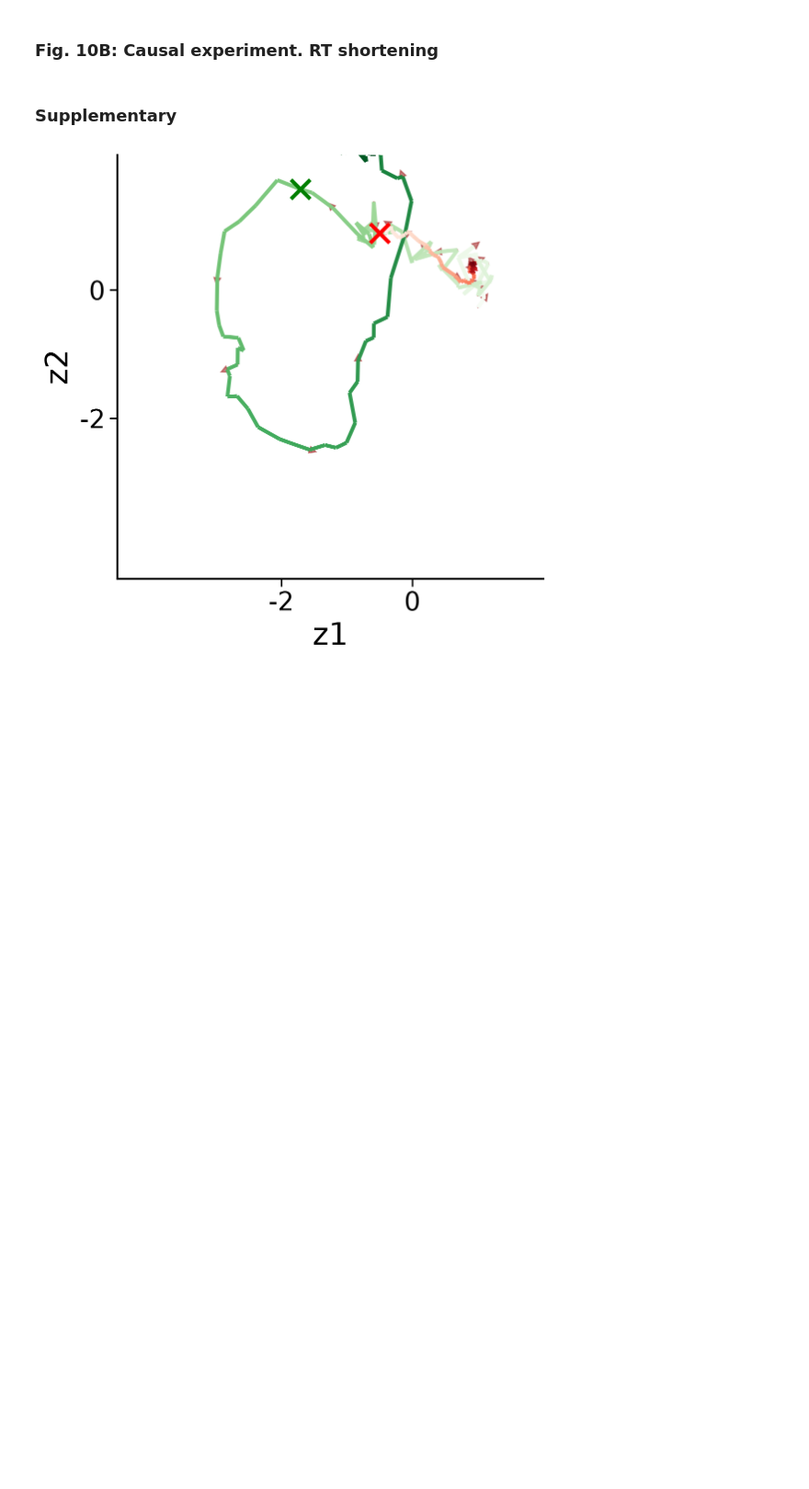
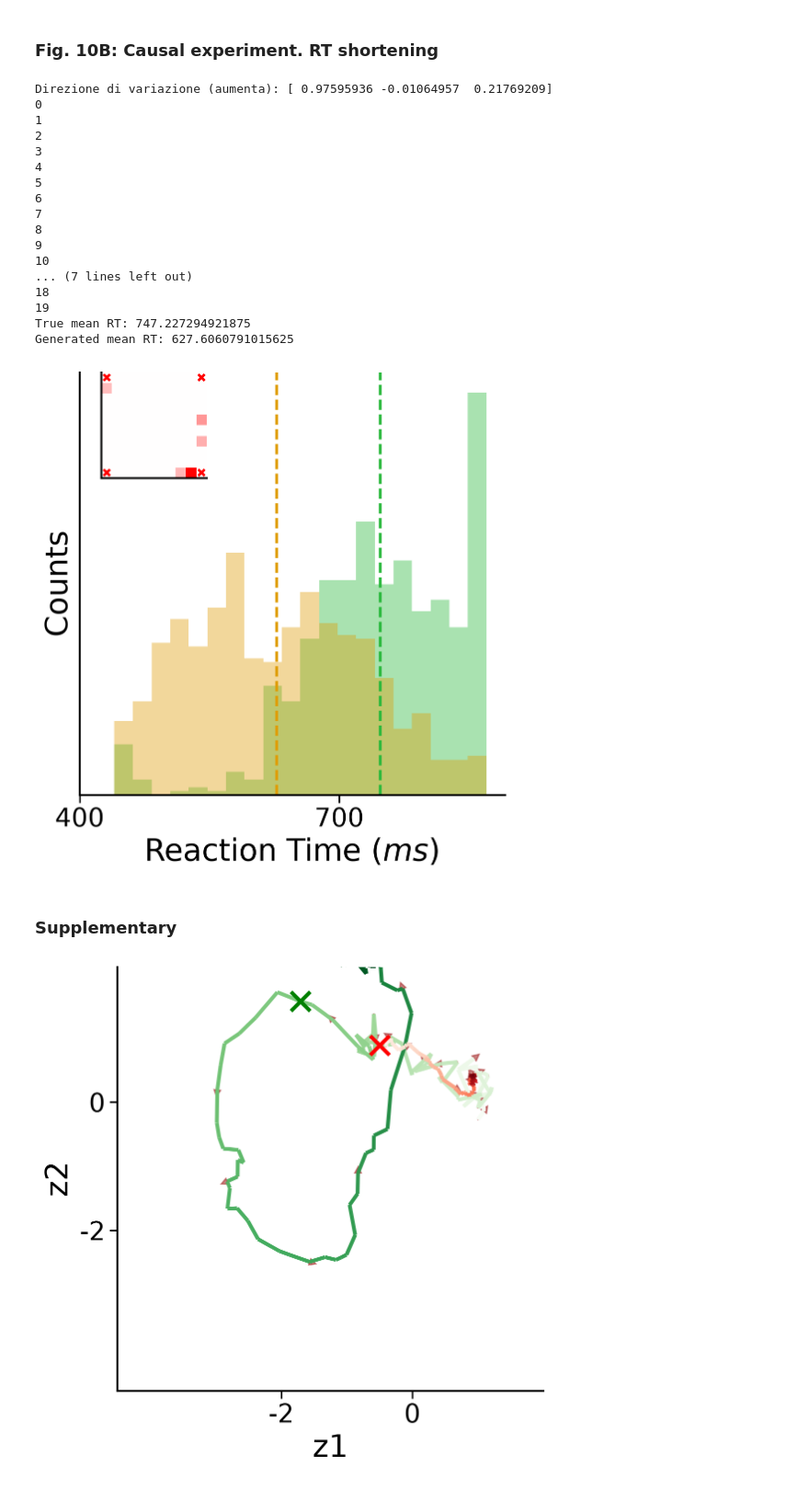
Before and after one commit to atubito98/deep-markov-model, a Jupyter notebook: dmm_test.ipynb, the cells around one changed output. Shown at 92% size. Cells and saved outputs as stored; diff of their text form; code cells hidden in the pictures; blank space fills up the shorter version.

```diff
--- a/dmm_test.ipynb
+++ b/dmm_test.ipynb
@@ -539,34 +555,53 @@ figures.plot_cycle_shift_long(comm_dict, diff_dict)
 # %%
 diff_dict = {
     "data": test_data,  # train_data, test_data
     "n_trials": 20,
     "stimulation_steps": 20,
-    "l": 0.00005,
+    "l": 0.08,
     "step": 76,
     "bins": 20,
     "f": 0.1,
     "alpha_L1": 1e-3,
     "l1_ratio": 0.1,   # rapporto L1/L2
     "mean": True,
     "multi_direction":True,
     "stimolate": True,
     "add_residual": True,
     "alpha": 0.4,
     "compute": True,
     "mean_trials":True,  # True mostra la z media di n trials, False mostra tutte le z degli n_trials
     "color_true": "#29B83B",
     "color_pred": "#df9d07",
     "x_ticks_hist": [400, 700],  # P: [400, 700]  C: [600, 800]
     "markersize": 5,
     "markeredgewidth": 2,
     "color_edge": 'r',
     "cmap_stim": "bwr",  # RdBu, bwr, seismic
     "thr": 0.1,  # 0.05
     "inset_dim": [0.05, 0.75, 0.25, 0.25],
 }
 
 
 figures.plot_cycle_shift_short(comm_dict, diff_dict)
+# %% [output]
+Direzione di variazione (aumenta): [ 0.97595936 -0.01064957  0.21769209]
+0
+1
+2
+3
+4
+5
+6
+7
+8
+9
+10
+... (7 lines left out)
+18
+19
+True mean RT: 747.227294921875
+Generated mean RT: 627.6060791015625
+[figure, added]
 # %% [markdown]
 ### Supplementary
 # %%
```
Also changed, not shown: parts of 3 cells of this notebook, 2 other files.
